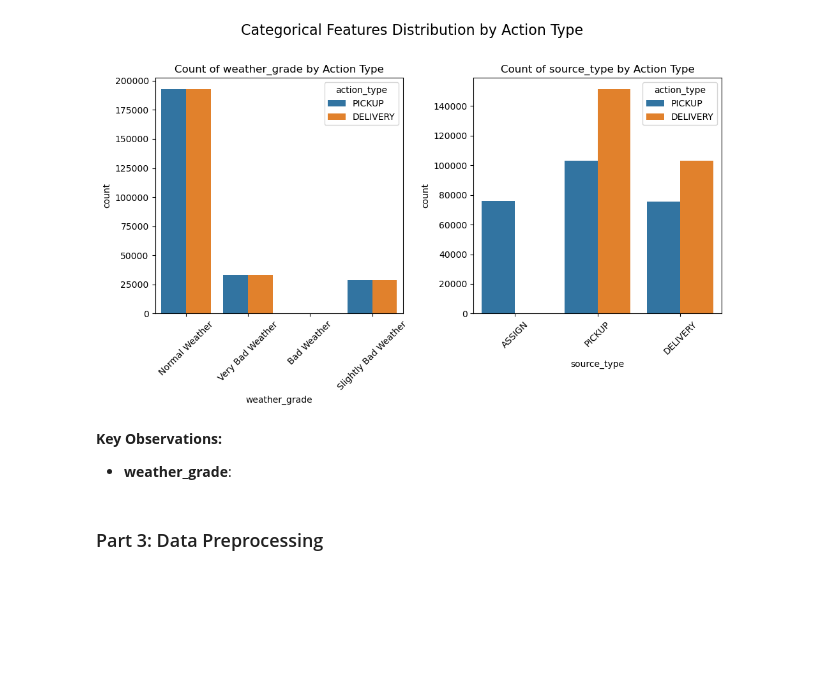
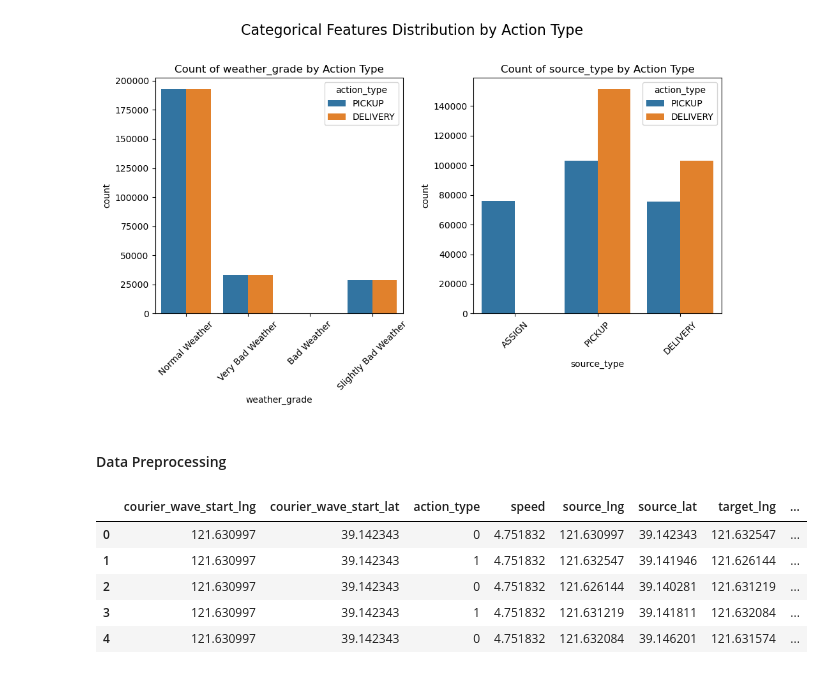
Before and after one commit to Zora-10/Machine-Learning-Individual-Project, a Jupyter notebook: Project1/solution/solution.ipynb, the cells around one changed output. Saved outputs shown, nothing was run; the diff lists cells and outputs as text; code cells hidden in the pictures; blank space fills up the shorter version.

Commit message:
Done Initial Data Pre-processing

```diff
--- a/Project1/solution/solution.ipynb
+++ b/Project1/solution/solution.ipynb
@@ -157,8 +169,49 @@ plt.tight_layout()
 plt.show()
 # %% [output]
 [figure]
-# %% [markdown]
-**Key Observations:**
-- **weather_grade**:
 # %% [markdown]
-### Part 3: Data Preprocessing
+#### Data Preprocessing
+# %%
+# drop features
+df1 = df_train.drop(
+    columns=[
+        "courier_id",
+        "tracking_id",
+        "id",
+        "source_tracking_id",
+        "group",
+        "wave_index",
+        "date",
+        "level",
+        "max_load",
+        "aoi_id",
+        "shop_id",
+    ]
+).dropna()
+
+# convert categorical to numeric
+df1["action_type"] = df1["action_type"].map({"PICKUP": 0, "DELIVERY": 1})
+
+# remove outliers
+def remove_outliers_iqr(df, col):
+    Q1 = df[col].quantile(0.25)
+    Q3 = df[col].quantile(0.75)
+    IQR = Q3 - Q1
+    lower = Q1 - 1.5 * IQR
+    upper = Q3 + 1.5 * IQR
+    return df[(df[col] >= lower) & (df[col] <= upper)]
+
+for col in ["grid_distance", "expected_use_time", "speed"]:
+    df1 = remove_outliers_iqr(df1, col)
+
+# convert weather_grade and source_type to dummies
+df2 = pd.get_dummies(df1, columns=["weather_grade", "source_type"], drop_first=True)
+
+df2.head()
+# %% [output]
+|  | courier_wave_start_lng | courier_wave_start_lat | action_type | speed | source_lng | source_lat | target_lng | ... |
+| 0 | 121.630997 | 39.142343 | 0 | 4.751832 | 121.630997 | 39.142343 | 121.632547 | ... |
+| 1 | 121.630997 | 39.142343 | 1 | 4.751832 | 121.632547 | 39.141946 | 121.626144 | ... |
+| 2 | 121.630997 | 39.142343 | 0 | 4.751832 | 121.626144 | 39.140281 | 121.631219 | ... |
+| 3 | 121.630997 | 39.142343 | 1 | 4.751832 | 121.631219 | 39.141811 | 121.632084 | ... |
+| 4 | 121.630997 | 39.142343 | 0 | 4.751832 | 121.632084 | 39.146201 | 121.631574 | ... |
```
Also changed, not shown: parts of 12 cells of this notebook.
